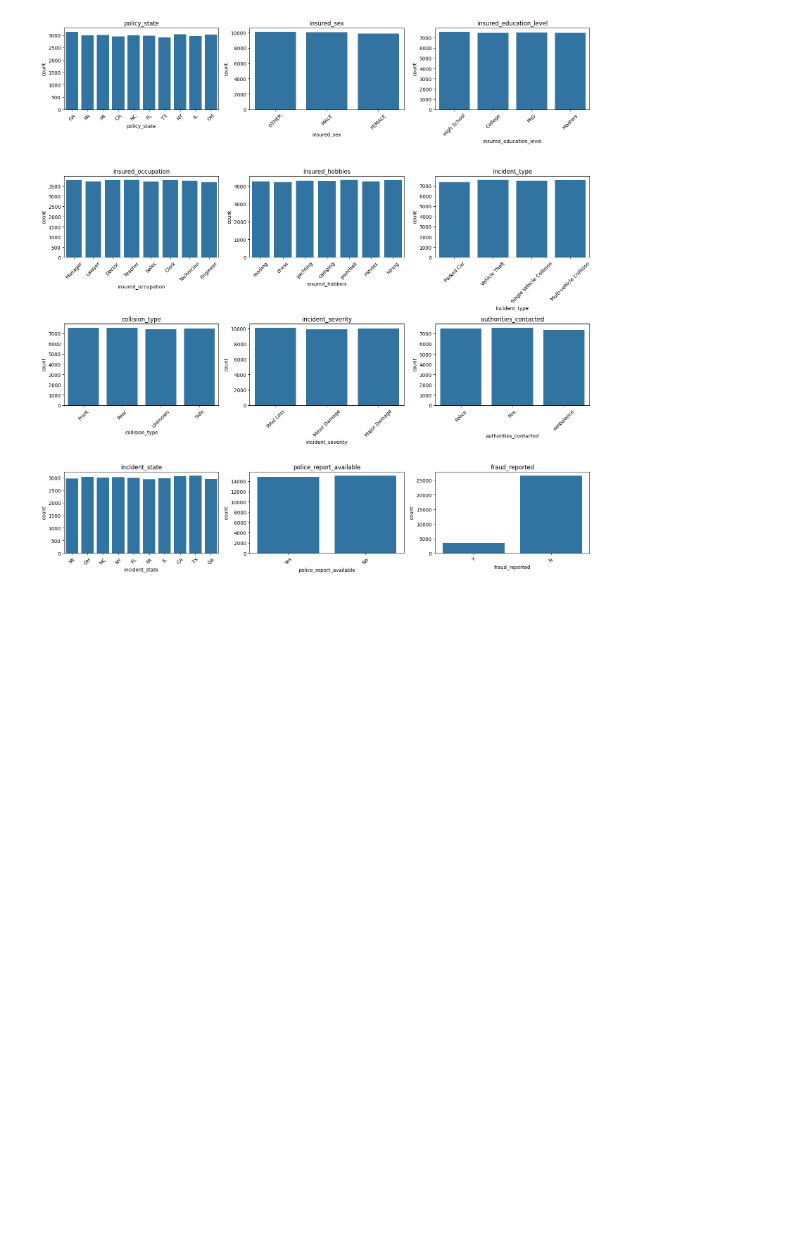
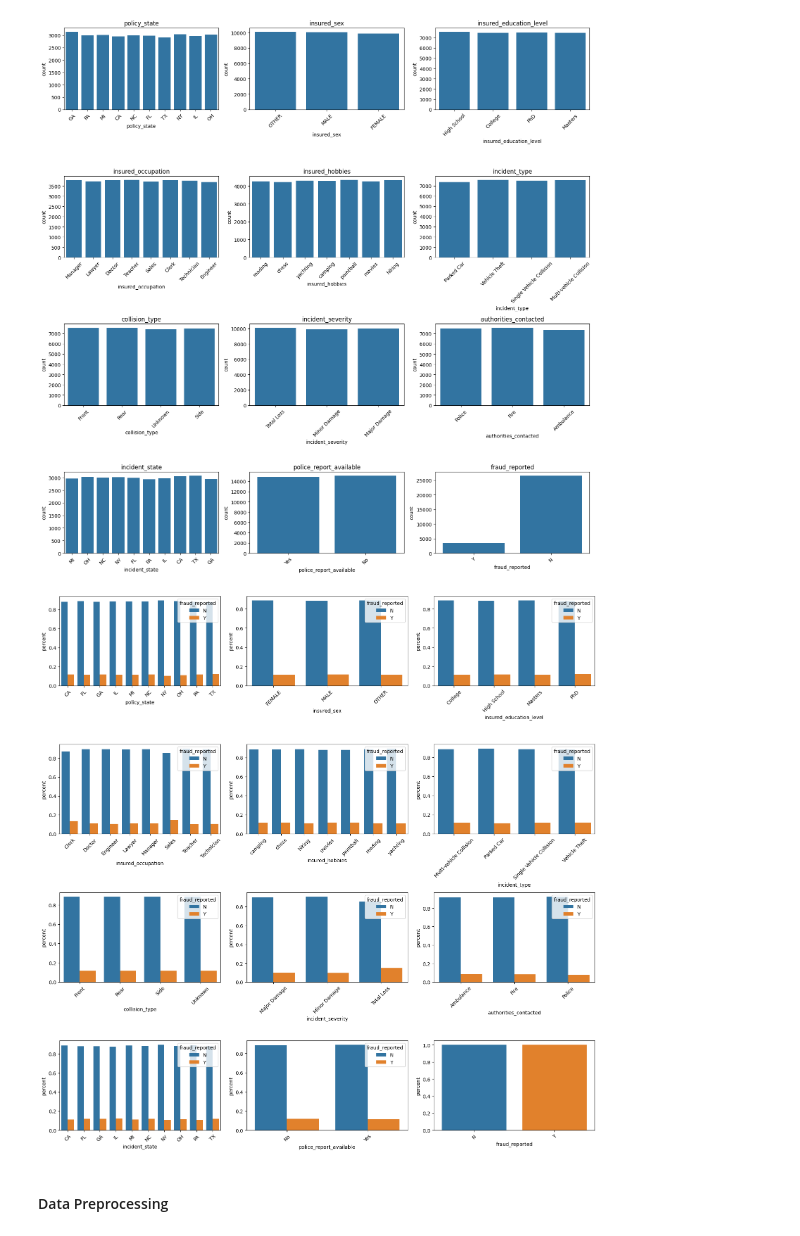
Before and after one commit to Salma-M-H/Car_Fraud_Insurance_Detection, a Jupyter notebook: car_insurance_fraud_detection.ipynb, the cells around one changed output. Saved outputs shown, nothing was run; the diff lists cells and outputs as text; code cells hidden in the pictures; blank space fills up the shorter version.

Commit message:
check outliers & draw data distributions & start preprocessing

```diff
--- a/car_insurance_fraud_detection.ipynb
+++ b/car_insurance_fraud_detection.ipynb
@@ -73,7 +73,7 @@ car_insurance_fraud_df.describe().T
 | claim_amount | 30000.0 | 10823.078981 | 6629.690781 | 266.74 | 5350.9475 | 10204.170 | 15381.8675 | 29719.87 |
 | total_claim_amount | 30000.0 | 12757.736600 | 7028.920069 | 502.18 | 6685.5075 | 12740.430 | 18809.9100 | 24999.72 |
 # %%
-car_insurance_fraud_df_copy.drop(columns=['policy_id', ''], inplace=True)
+car_insurance_fraud_df_copy.drop(columns=['policy_id'], inplace=True)
 car_insurance_fraud_df_copy.head()
 # %% [output]
 |  | policy_state | policy_deductible | policy_annual_premium | insured_age | insured_sex | insured_education_level | ... |
@@ -196,3 +196,34 @@ plt.tight_layout()
 plt.show()
 # %% [output]
 [figure]
+# %%
+columns = categorical_columns
+
+fig, axes = plt.subplots(4, 3, figsize=(16, 16))
+
+axes = axes.flatten()
+
+for i, col in enumerate(categorical_columns.drop(['incident_city', 'incident_date'], axis=1)):
+    temp = (
+    car_insurance_fraud_df_copy
+    .groupby(col)['fraud_reported']
+    .value_counts(normalize=True)
+    .rename('percent')
+    .reset_index()
+    )
+
+    sns.barplot(
+        data=temp,
+        x=col,
+        y='percent',
+        hue='fraud_reported',
+        ax=axes[i]
+    )
+    axes[i].tick_params(axis='x', rotation=45)
+
+plt.tight_layout()
+plt.show()
+# %% [output]
+[figure, added]
+# %% [markdown]
+#### Data Preprocessing
```
Also changed, not shown: parts of 7 cells of this notebook.
